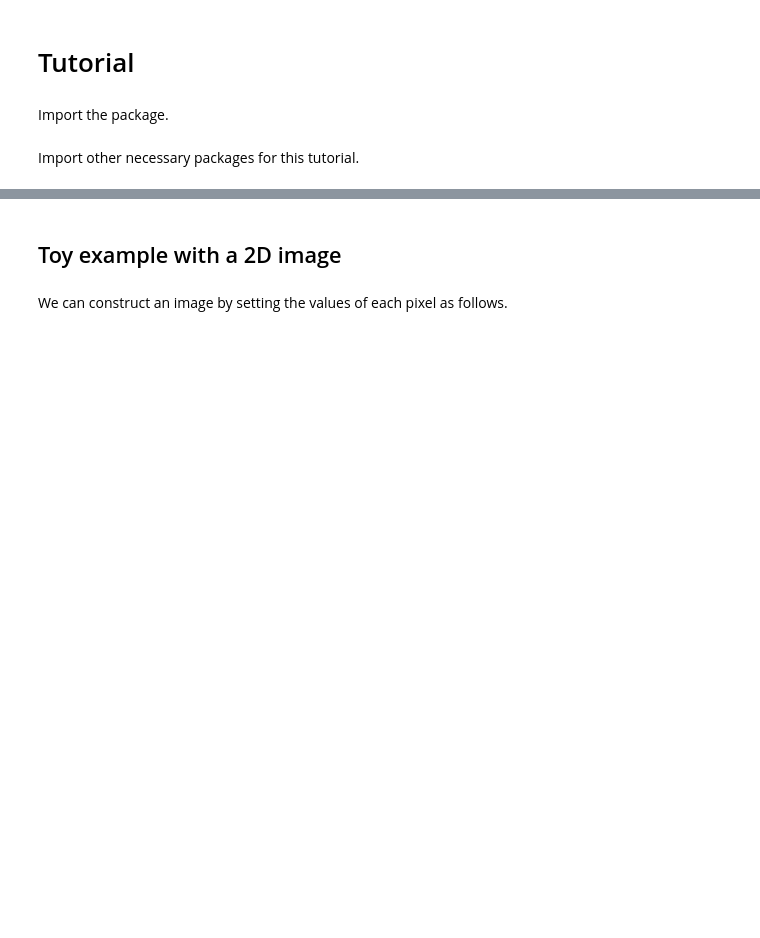
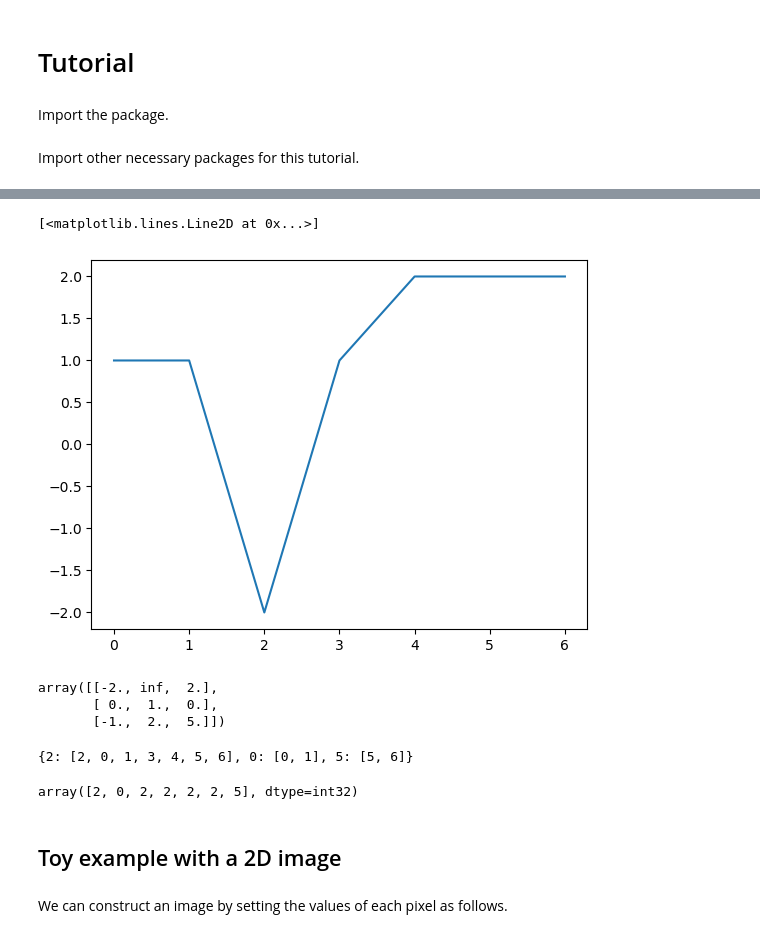
Before and after one commit to mvlier/topapprox, a Jupyter notebook: Interactive_Tutorial_topapprox.ipynb, the cells around one changed output, grey strips where cells are left out. Cells and saved outputs as stored; diff of their text form; code cells hidden in the pictures; blank space fills up the shorter version.

```diff
--- a/Interactive_Tutorial_topapprox.ipynb
+++ b/Interactive_Tutorial_topapprox.ipynb
@@ -26,3 +34,28 @@ plt.rcParams['text.usetex'] = False
+# %%
+uf = ta.TopologicalFilterImage(img, dual=False)
+img_filtered = uf.low_pers_filter(4,keep_basin=True)
+plt.plot(img_filtered.ravel())
+# %% [output]
+[<matplotlib.lines.Line2D at 0x...>]
+[figure, added]
+# %%
+# 0th persistent homology
+# [birth, death, birth location]
+uf.persistence
+# %% [output]
+array([[-2., inf,  2.],
+       [ 0.,  1.,  0.],
+       [-1.,  2.,  5.]])
+# %%
+# regions associated with parents
+uf.basin
+# %% [output]
+{2: [2, 0, 1, 3, 4, 5, 6], 0: [0, 1], 5: [5, 6]}
+# %%
+# BHT
+uf.parent
+# %% [output]
+array([2, 0, 2, 2, 2, 2, 5], dtype=int32)
 # %% [markdown]
 ##  Toy example with a 2D image
 # %% [markdown]
```
Also changed, not shown: parts of 14 cells of this notebook, 10 other files.
